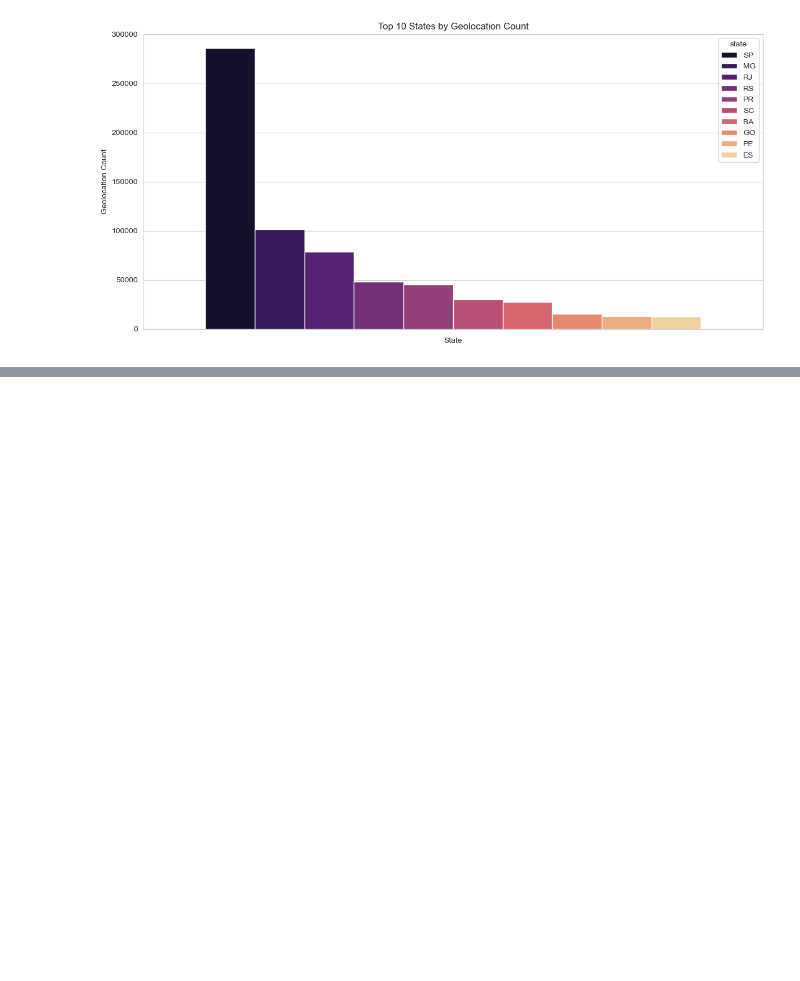
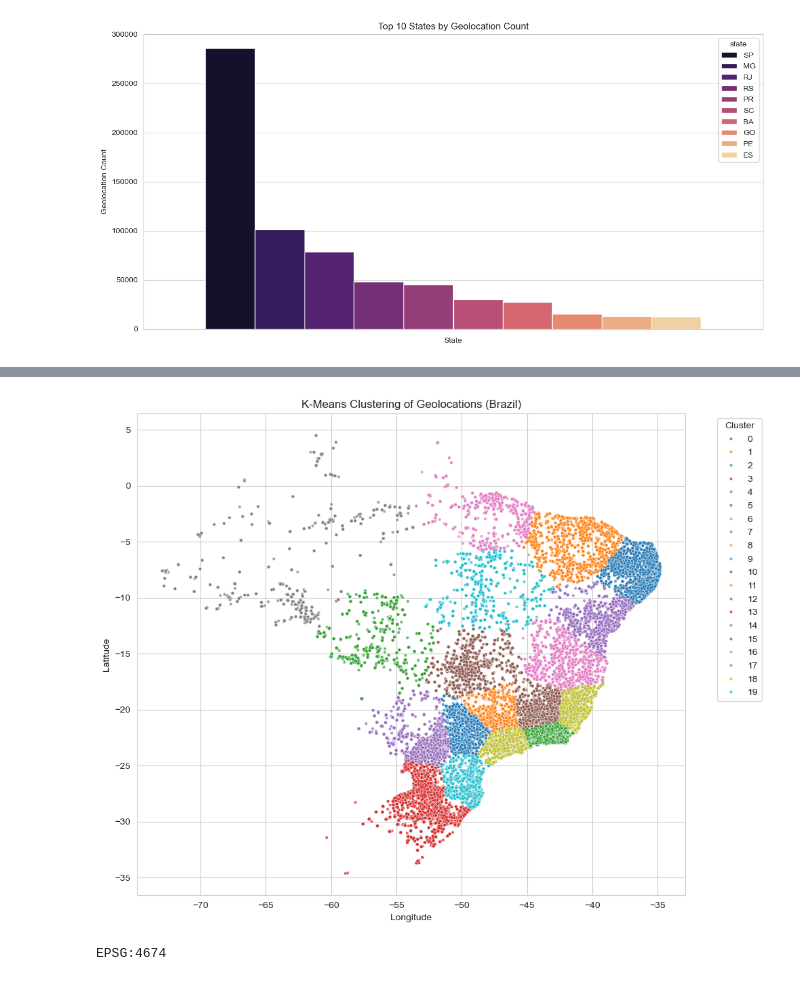
Before and after one commit to kealankuar/olist-analysis-dashboard-project, a Jupyter notebook: notebooks/geospatial_analysis.ipynb, the cells around one changed output, grey strips where cells are left out. Drawn from its saved outputs; the diff is of its cells as text; code cells hidden in the pictures; blank space fills up the shorter version.

```diff
--- a/notebooks/geospatial_analysis.ipynb
+++ b/notebooks/geospatial_analysis.ipynb
@@ -242,3 +259,56 @@ for _, row in sample_points.iterrows():
 m
 # %% [output]
 [interactive output not drawn]
+# %%
+from sklearn.cluster import KMeans
+import numpy as np
+
+# Prepare data for clustering (using filtered points)
+X = geolocation_gdf_brazil[['longitude', 'latitude']].values
+
+# Choose a number of clusters
+kmeans = KMeans(n_clusters=20, random_state=42)
+kmeans.fit(X)
+
+# Assign cluster labels
+geolocation_gdf_brazil['cluster'] = kmeans.labels_
+# %%
+import matplotlib.pyplot as plt
+import seaborn as sns
+
+sns.set_style("whitegrid")
+plt.figure(figsize=(10, 8))
+
+# Plot all points, with cluster-based coloring
+sns.scatterplot(
+    x='longitude',
+    y='latitude',
+    hue='cluster',
+    data=geolocation_gdf_brazil,
+    palette='tab10',
+    legend='full',
+    s=10, alpha=0.7
+)
+
+plt.title("K-Means Clustering of Geolocations (Brazil)")
+plt.xlabel("Longitude")
+plt.ylabel("Latitude")
+plt.legend(title="Cluster", bbox_to_anchor=(1.05, 1), loc='upper left')
+plt.tight_layout()
+plt.show()
+# %% [output]
+[figure, added]
+# %%
+import geobr
+import geopandas as gpd
+import matplotlib.pyplot as plt
+import seaborn as sns
+
+brazil_states_gdf = geobr.read_state(year=2020)
+brazil_states_gdf.head()
+
+print(brazil_states_gdf.crs)
+
+combined_clustered_gdf = combined_clustered_gdf.to_crs(brazil_states_gdf.crs)
+# %% [output]
+EPSG:4674
```
Also changed, not shown: parts of 9 cells of this notebook.
